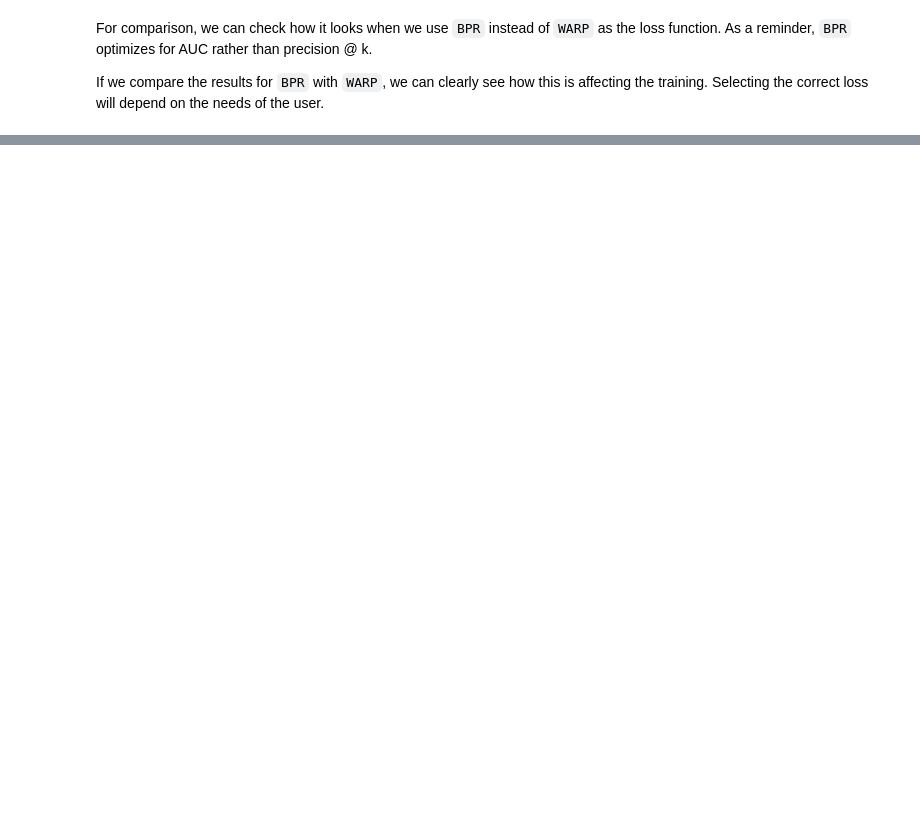
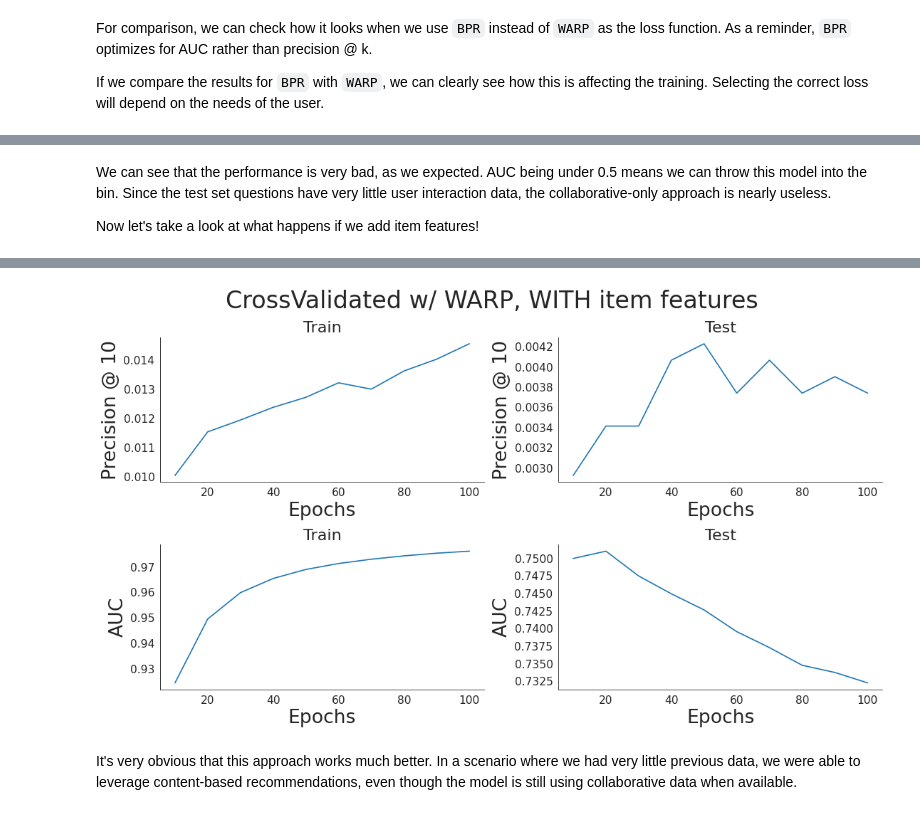
Before and after one commit to yawnston/lightfm-eval, a Jupyter notebook: playground/presentation.ipynb, the cells around one changed output, grey strips where cells are left out. Cells and saved outputs as stored; diff of their text form; code cells hidden in the pictures; blank space fills up the shorter version.

```diff
--- a/playground/presentation.ipynb
+++ b/playground/presentation.ipynb
@@ -196,0 +220,9 @@ Training finished! Elapsed time: 51.00 s.
+# %% [markdown]
+We can see that the performance is very bad, as we expected. AUC being under 0.5 means we can throw this model into the bin. Since the test set questions have very little user interaction data, the collaborative-only approach is nearly useless.
+
+Now let's take a look at what happens if we add item features!
+# %%
+cv_model = LightFM(loss='warp', no_components=30, item_alpha=1e-6)
+epoch_iters, patk_train, patk_test, auc_train, auc_test = train_model(cv_model, cv_data, use_item_features=True)
+plot_training_evaluation(epoch_iters, patk_train, patk_test, auc_train, auc_test, "CrossValidated w/ WARP, WITH item features")
+# %% [output]
@@ -196,0 +231,3 @@ Training finished! Elapsed time: 51.00 s.
+[figure, added]
+# %% [markdown]
+It's very obvious that this approach works much better. In a scenario where we had very little previous data, we were able to leverage content-based recommendations, even though the model is still using collaborative data when available.
```
Also changed, not shown: parts of 13 cells of this notebook.
